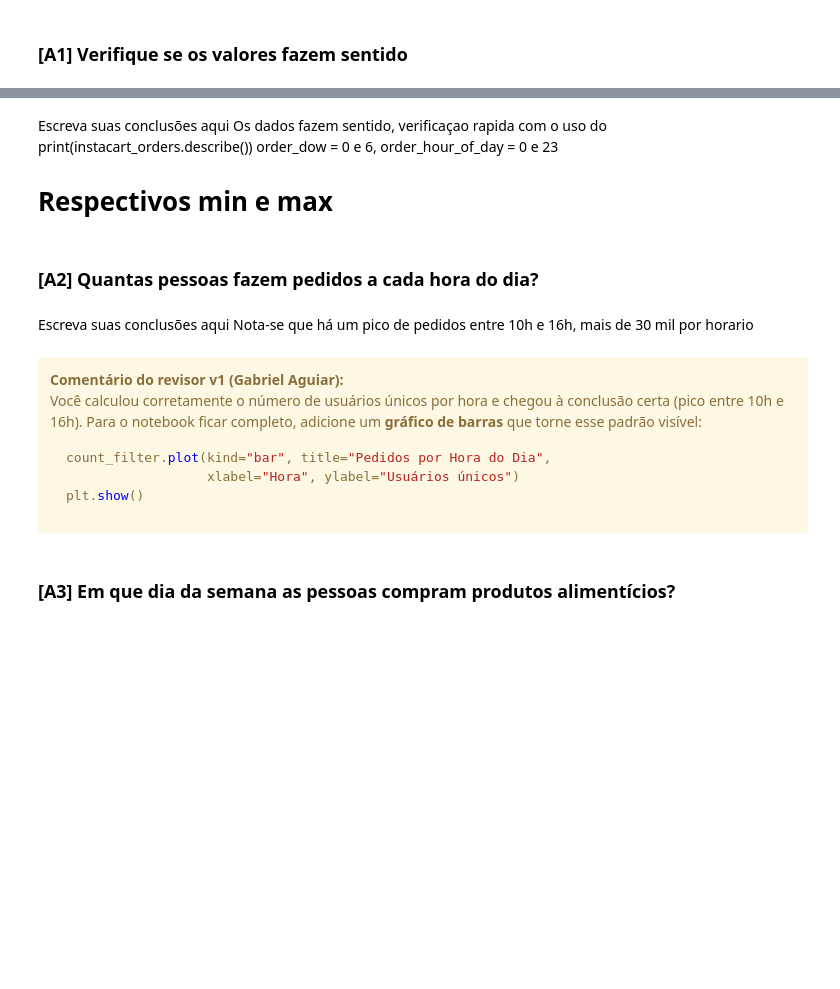
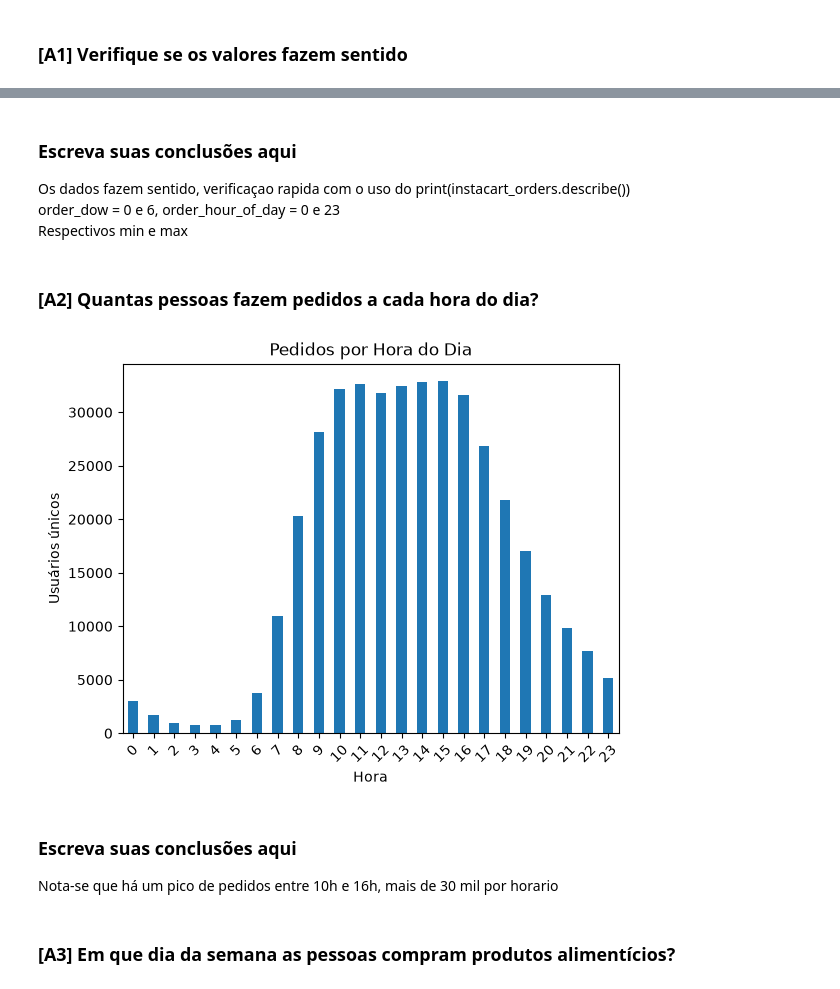
Before and after one commit to vitorcalelo/data-analysis-coursework, a Jupyter notebook: sprint-03-data-manipulation/data-manipulation.ipynb, the cells around one changed output, grey strips where cells are left out. Drawn from its saved outputs; the diff is of its cells as text; code cells hidden in the pictures; blank space fills up the shorter version.

Commit message:
feat: complete data manipulation notebook for sprint 3

````diff
--- a/sprint-03-data-manipulation/data-manipulation.ipynb
+++ b/sprint-03-data-manipulation/data-manipulation.ipynb
@@ -531,27 +452,23 @@ max    3.421079e+06  206209.000000     100.000000       6.000000          23.000
 # %% [markdown]
-Escreva suas conclusões aqui
-Os dados fazem sentido, verificaçao rapida com o uso do print(instacart_orders.describe())
-order_dow = 0 e 6, order_hour_of_day = 0 e 23
-# Respectivos min e max
+### Escreva suas conclusões aqui
+Os dados fazem sentido, verificaçao rapida com o uso do print(instacart_orders.describe())\
+order_dow = 0 e 6, order_hour_of_day = 0 e 23\
+Respectivos min e max
 # %% [markdown]
 ### [A2] Quantas pessoas fazem pedidos a cada hora do dia?
 # %%
 count_filter = instacart_orders.groupby('order_hour_of_day')['user_id'].nunique()
+count_filter.plot(kind="bar",
+                  title="Pedidos por Hora do Dia",
+                  xlabel="Hora",
+                  ylabel="Usuários únicos",
+                  rot=45)
+plt.show()
+# %% [output]
+[figure, added]
 # %% [markdown]
-Escreva suas conclusões aqui
+### Escreva suas conclusões aqui
 Nota-se que há um pico de pedidos entre 10h e 16h, mais de 30 mil por horario
-# %% [markdown]
-<div class="alert alert-block alert-warning">
-<b>Comentário do revisor v1 (Gabriel Aguiar):</b> <a class="tocSkip"></a>
-
-Você calculou corretamente o número de usuários únicos por hora e chegou à conclusão certa (pico entre 10h e 16h). Para o notebook ficar completo, adicione um **gráfico de barras** que torne esse padrão visível:
-
-```python
-count_filter.plot(kind="bar", title="Pedidos por Hora do Dia",
-                  xlabel="Hora", ylabel="Usuários únicos")
-plt.show()
-```
-</div>
 # %% [markdown]
 ### [A3] Em que dia da semana as pessoas compram produtos alimentícios?
 # %%
````
Also changed, not shown: parts of 106 cells of this notebook.
